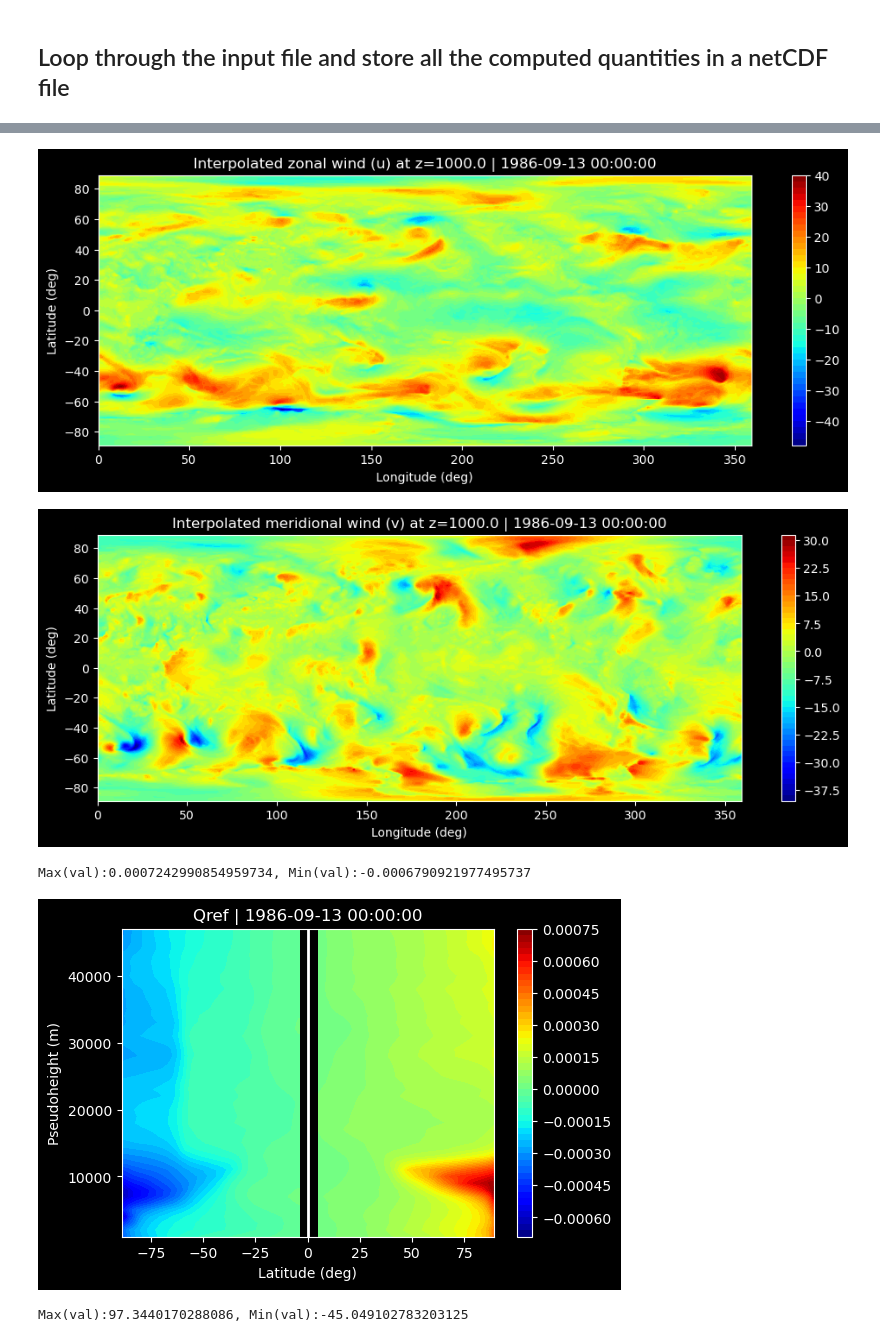
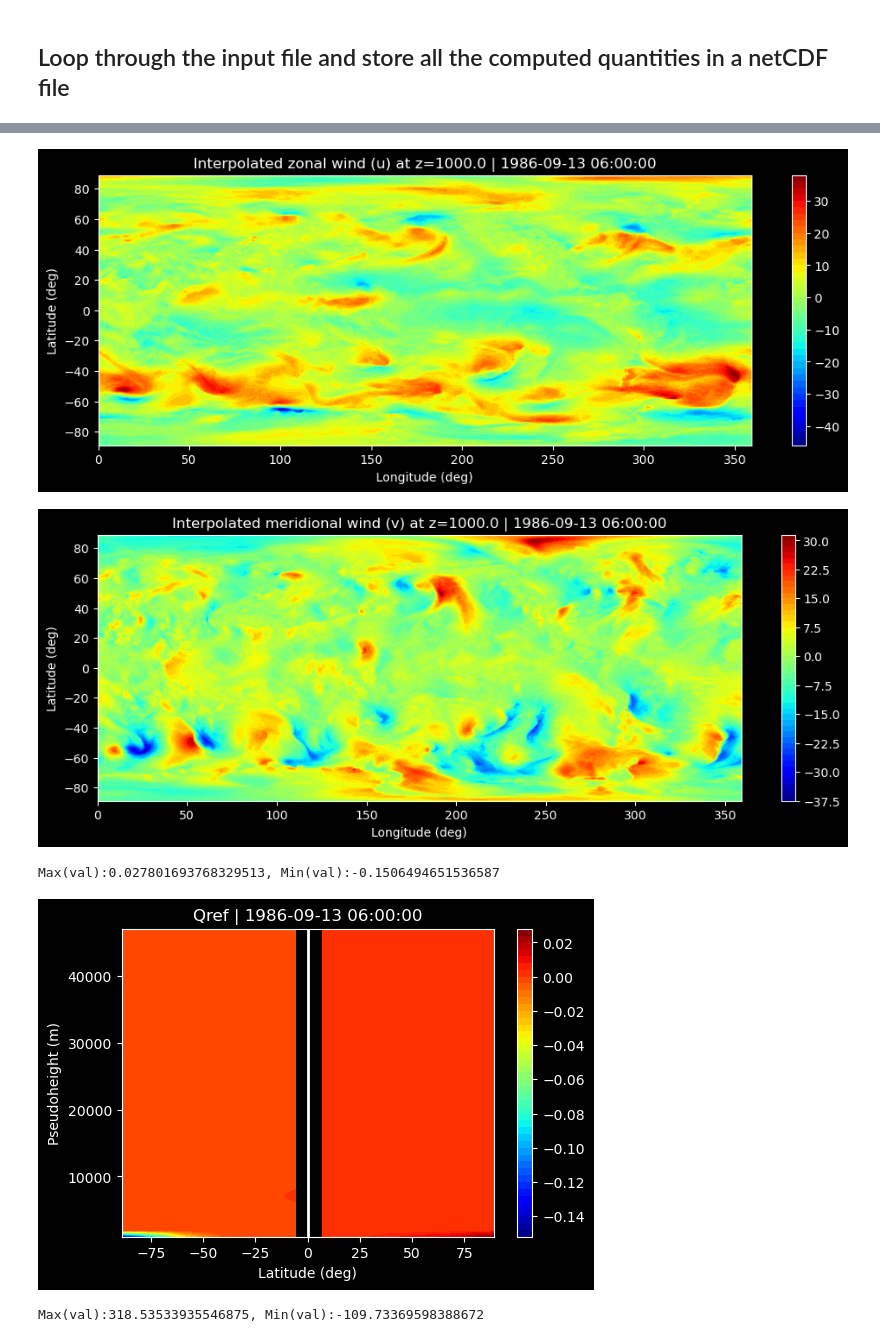
Before and after one commit to csyhuang/hn2016_falwa, a Jupyter notebook: notebooks/check_case_from_jiacheng/nhn22_reference_states_jiacheng_check.ipynb, the cells around one changed output, grey strips where cells are left out. Drawn from its saved outputs; the diff is of its cells as text; code cells hidden in the pictures.

Commit message:
upload notebook with timestep_selected=1

```diff
--- a/notebooks/check_case_from_jiacheng/nhn22_reference_states_jiacheng_check.ipynb
+++ b/notebooks/check_case_from_jiacheng/nhn22_reference_states_jiacheng_check.ipynb
@@ -121,7 +103,7 @@ jd = nlat//2+1                      # (one plus) index of latitude grid point wi
 # %%
 tstamp = [dt.datetime(1986,9,13,0,0) + dt.timedelta(seconds=6*3600) * tt for tt in range(ntimes)]
 plev_selected = 1 # selected pressure level to display
-tstep_selected = 0
+tstep_selected = 1
 # %% [markdown]
 ## Additional parameters to compute reference state from NHN22 boundary conditions
 
@@ -129,9 +111,9 @@ This dataset has $1.5^\circ$ latitude resolution. `eq_boundary_index = 3` refers
 # %%
-eq_boundary_index = 3
+eq_boundary_index = 5
 # %% [markdown]
 ## Loop through the input file and store all the computed quantities in a netCDF file
 # %%
-tstep=0
+tstep=tstep_selected
 uu = u_file.variables['u'][tstep, ::-1, ::-1, :].data
 vv = v_file.variables['v'][tstep, ::-1, ::-1, :].data
 tt = t_file.variables['t'][tstep, ::-1, ::-1, :].data
@@ -310,5 +293,5 @@ line 748: ncforce is None
-[figure, old version]
+[figure, new version]
-[figure, old version]
+[figure, new version]
-Max(val):0.0007242990854959734, Min(val):-0.0006790921977495737
+Max(val):0.027801693768329513, Min(val):-0.1506494651536587
-[figure, old version]
+[figure, new version]
-Max(val):97.3440170288086, Min(val):-45.049102783203125
+Max(val):318.53533935546875, Min(val):-109.73369598388672
```
Also changed, not shown: parts of 7 cells of this notebook, 1 other file.
